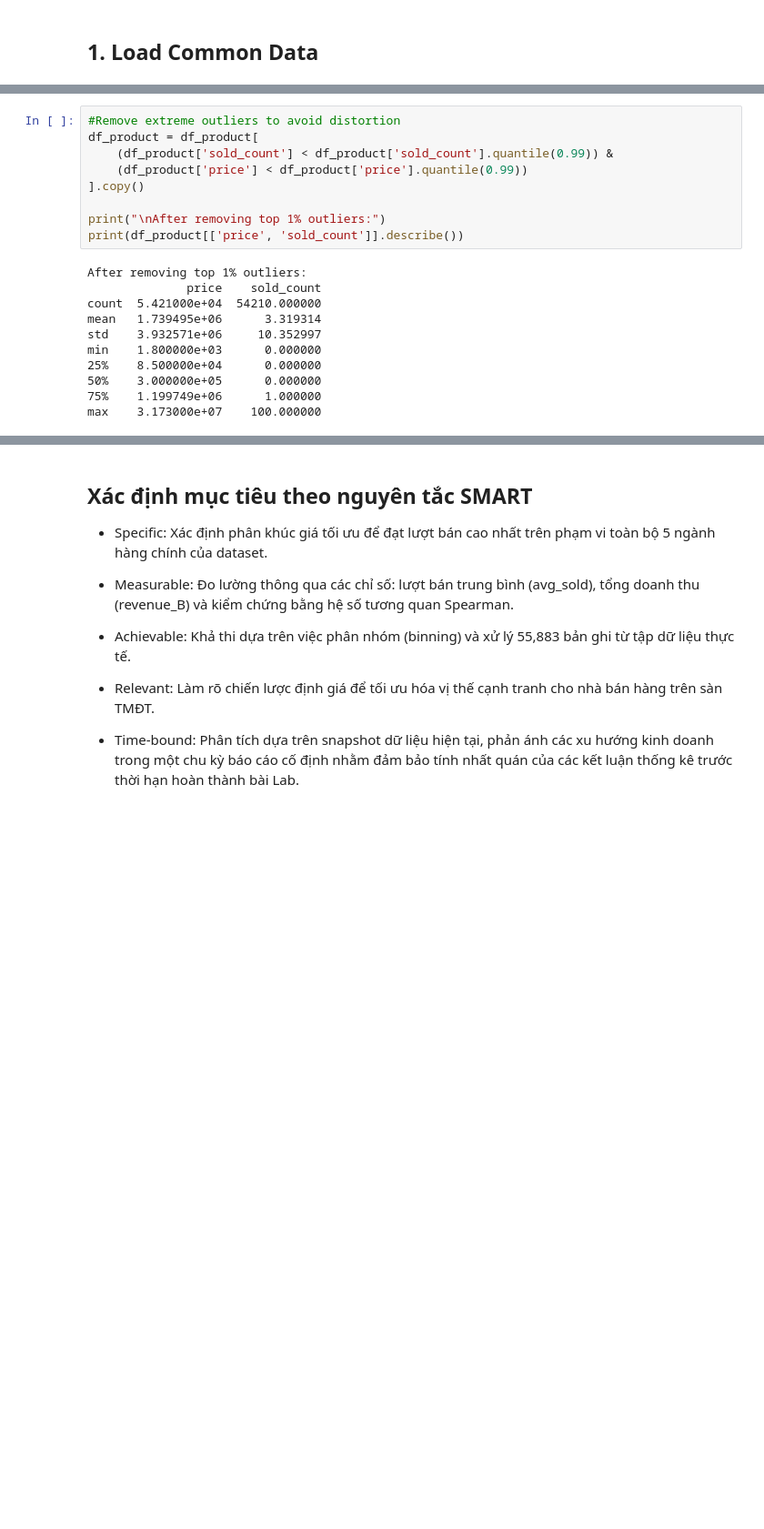
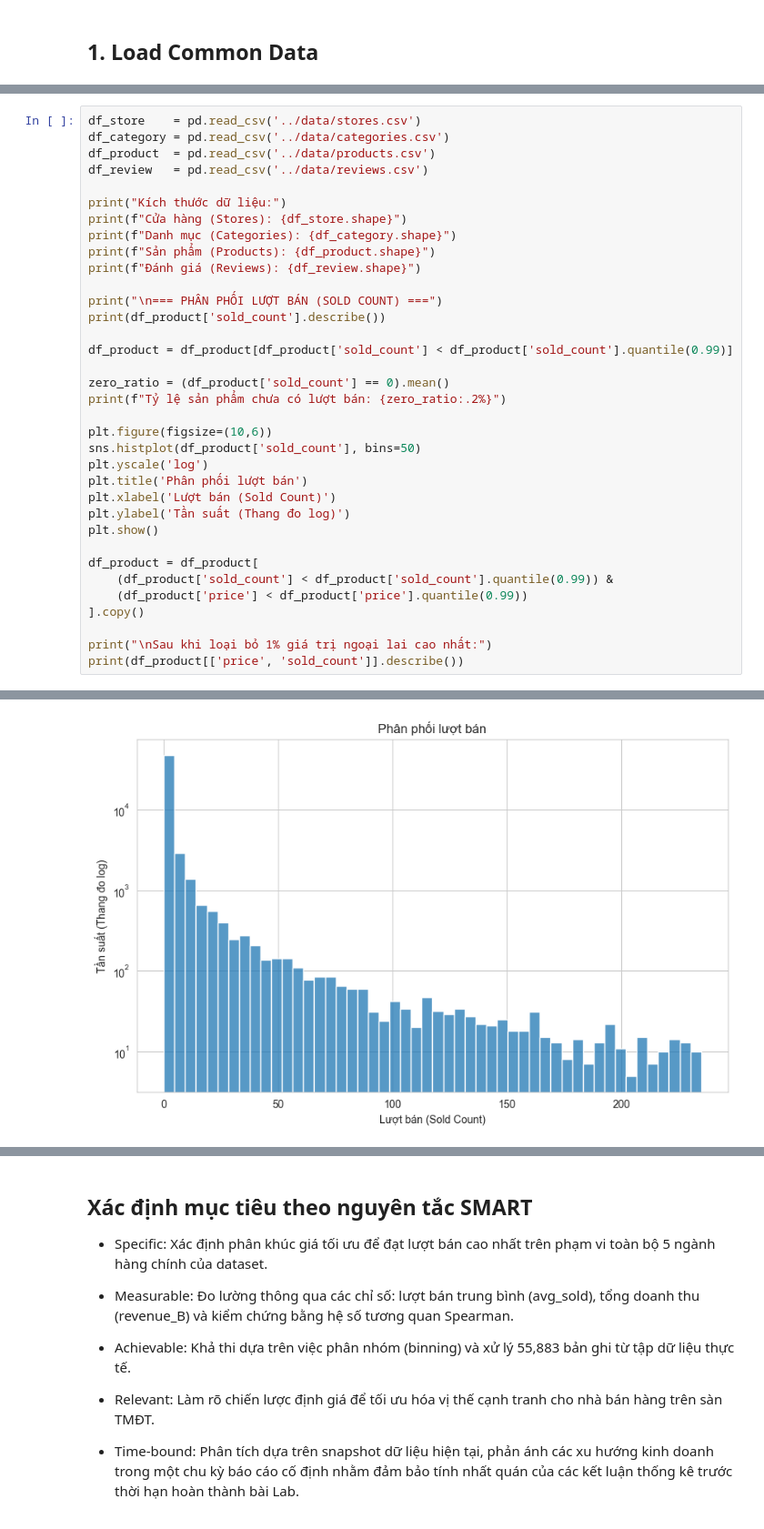
Before and after one commit to phuongth05/DV_LAB01, a Jupyter notebook: groups/my.ipynb, the cells around one changed output, grey strips where cells are left out. Shown at 91% size. Saved outputs shown, nothing was run; the diff lists cells and outputs as text; blank space fills up the shorter version.

```diff
--- a/groups/my.ipynb
+++ b/groups/my.ipynb
@@ -80,20 +28,36 @@ Percentage of products with zero sales: 64.39%
-# %%
-#Remove extreme outliers to avoid distortion
-df_product = df_product[
-    (df_product['sold_count'] < df_product['sold_count'].quantile(0.99)) &
-    (df_product['price'] < df_product['price'].quantile(0.99))
-].copy()
-
-print("\nAfter removing top 1% outliers:")
-print(df_product[['price', 'sold_count']].describe())
-# %% [output]
-After removing top 1% outliers:
-              price    sold_count
-count  5.421000e+04  54210.000000
-mean   1.739495e+06      3.319314
-std    3.932571e+06     10.352997
-min    1.800000e+03      0.000000
-25%    8.500000e+04      0.000000
-50%    3.000000e+05      0.000000
-75%    1.199749e+06      1.000000
-max    3.173000e+07    100.000000
+# %%
+df_store    = pd.read_csv('../data/stores.csv')
+df_category = pd.read_csv('../data/categories.csv')
+df_product  = pd.read_csv('../data/products.csv')
+df_review   = pd.read_csv('../data/reviews.csv')
+
+print("Kích thước dữ liệu:")
+print(f"Cửa hàng (Stores): {df_store.shape}")
+print(f"Danh mục (Categories): {df_category.shape}")
+print(f"Sản phẩm (Products): {df_product.shape}")
+print(f"Đánh giá (Reviews): {df_review.shape}")
+
+print("\n=== PHÂN PHỐI LƯỢT BÁN (SOLD COUNT) ===")
+print(df_product['sold_count'].describe())
+
+df_product = df_product[df_product['sold_count'] < df_product['sold_count'].quantile(0.99)]
+
+zero_ratio = (df_product['sold_count'] == 0).mean()
+print(f"Tỷ lệ sản phẩm chưa có lượt bán: {zero_ratio:.2%}")
+
+plt.figure(figsize=(10,6))
+sns.histplot(df_product['sold_count'], bins=50)
+plt.yscale('log')
+plt.title('Phân phối lượt bán')
+plt.xlabel('Lượt bán (Sold Count)')
+plt.ylabel('Tần suất (Thang đo log)')
+plt.show()
+
+df_product = df_product[
+    (df_product['sold_count'] < df_product['sold_count'].quantile(0.99)) &
+    (df_product['price'] < df_product['price'].quantile(0.99))
+].copy()
+
+print("\nSau khi loại bỏ 1% giá trị ngoại lai cao nhất:")
+print(df_product[['price', 'sold_count']].describe())
+# %% [output]
@@ -99,0 +81 @@ max    3.173000e+07    100.000000
+[figure, added]
```
Also changed, not shown: parts of 20 cells of this notebook.
